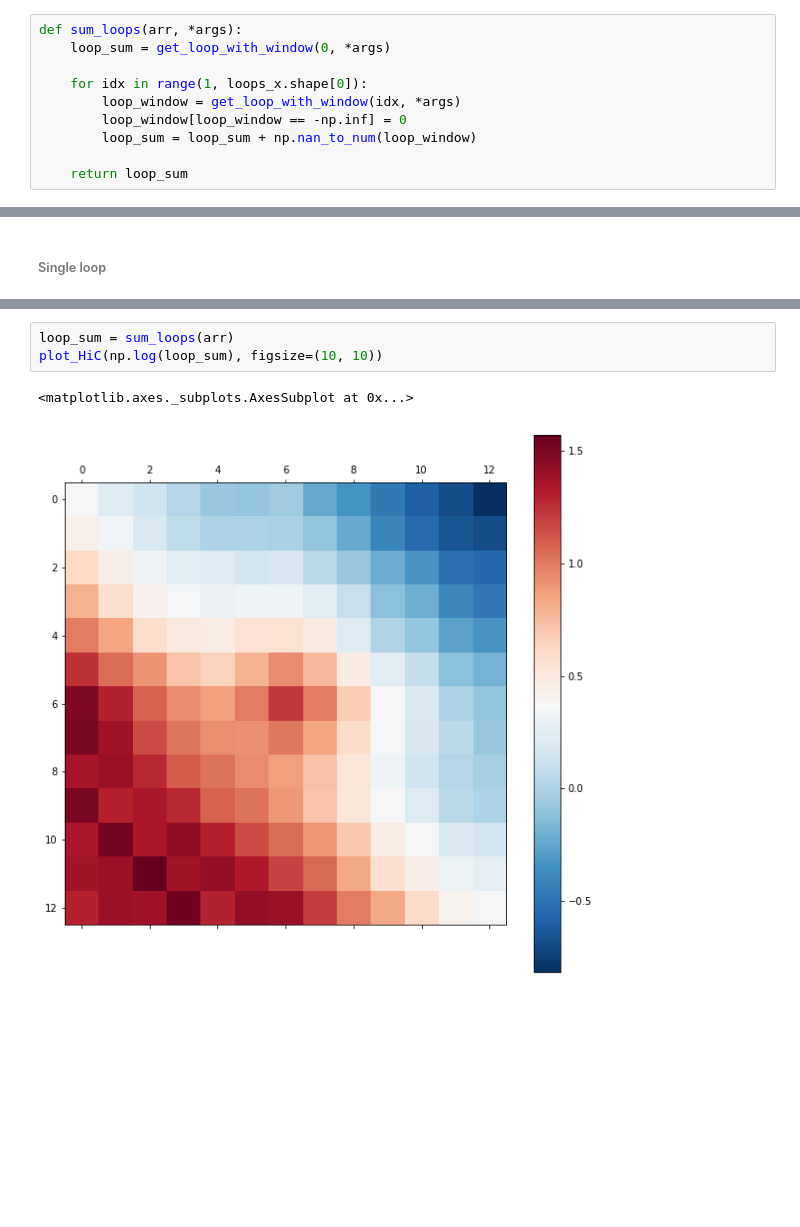
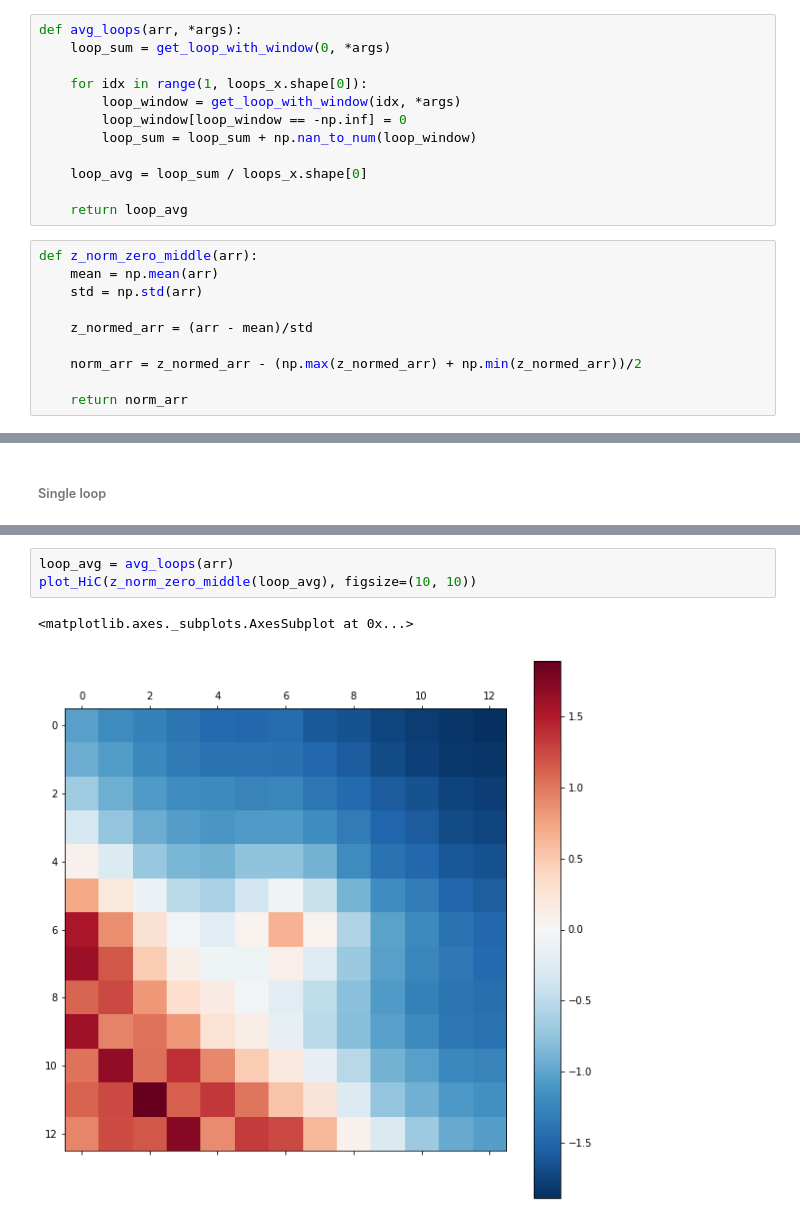
Before and after one commit to GoodBoy962/Dictyostelium-loops, a Jupyter notebook: dicty/Loops visualisation and processing (Dicty).ipynb, the cells around one changed output, grey strips where cells are left out. Drawn from its saved outputs; the diff is of its cells as text; blank space fills up the shorter version.

```diff
--- a/dicty/Loops visualisation and processing (Dicty).ipynb
+++ b/dicty/Loops visualisation and processing (Dicty).ipynb
@@ -103,7 +103,7 @@ def get_loop_with_window(idx, window_size=13):
 
     return loop_window
 # %%
-def sum_loops(arr, *args):
+def avg_loops(arr, *args):
     loop_sum = get_loop_with_window(0, *args)
 
     for idx in range(1, loops_x.shape[0]):
@@ -111,7 +111,19 @@ def sum_loops(arr, *args):
         loop_window[loop_window == -np.inf] = 0
         loop_sum = loop_sum + np.nan_to_num(loop_window)
 
-    return loop_sum
+    loop_avg = loop_sum / loops_x.shape[0]
+
+    return loop_avg
+# %%
+def z_norm_zero_middle(arr):
+    mean = np.mean(arr)
+    std = np.std(arr)
+
+    z_normed_arr = (arr - mean)/std
+
+    norm_arr = z_normed_arr - (np.max(z_normed_arr) + np.min(z_normed_arr))/2
+
+    return norm_arr
 # %% [markdown]
 ### Normalized Hi-C
 # %%
@@ -149,6 +167,6 @@ plot_HiC(np.log(loop_window), figsize=(10,10))
 # %%
-loop_sum = sum_loops(arr)
-plot_HiC(np.log(loop_sum), figsize=(10, 10))
+loop_avg = avg_loops(arr)
+plot_HiC(z_norm_zero_middle(loop_avg), figsize=(10, 10))
 # %% [output]
 <matplotlib.axes._subplots.AxesSubplot at 0x...>
-[figure, old version]
+[figure, new version]
```
Also changed, not shown: parts of 6 cells of this notebook, 4 other files.
